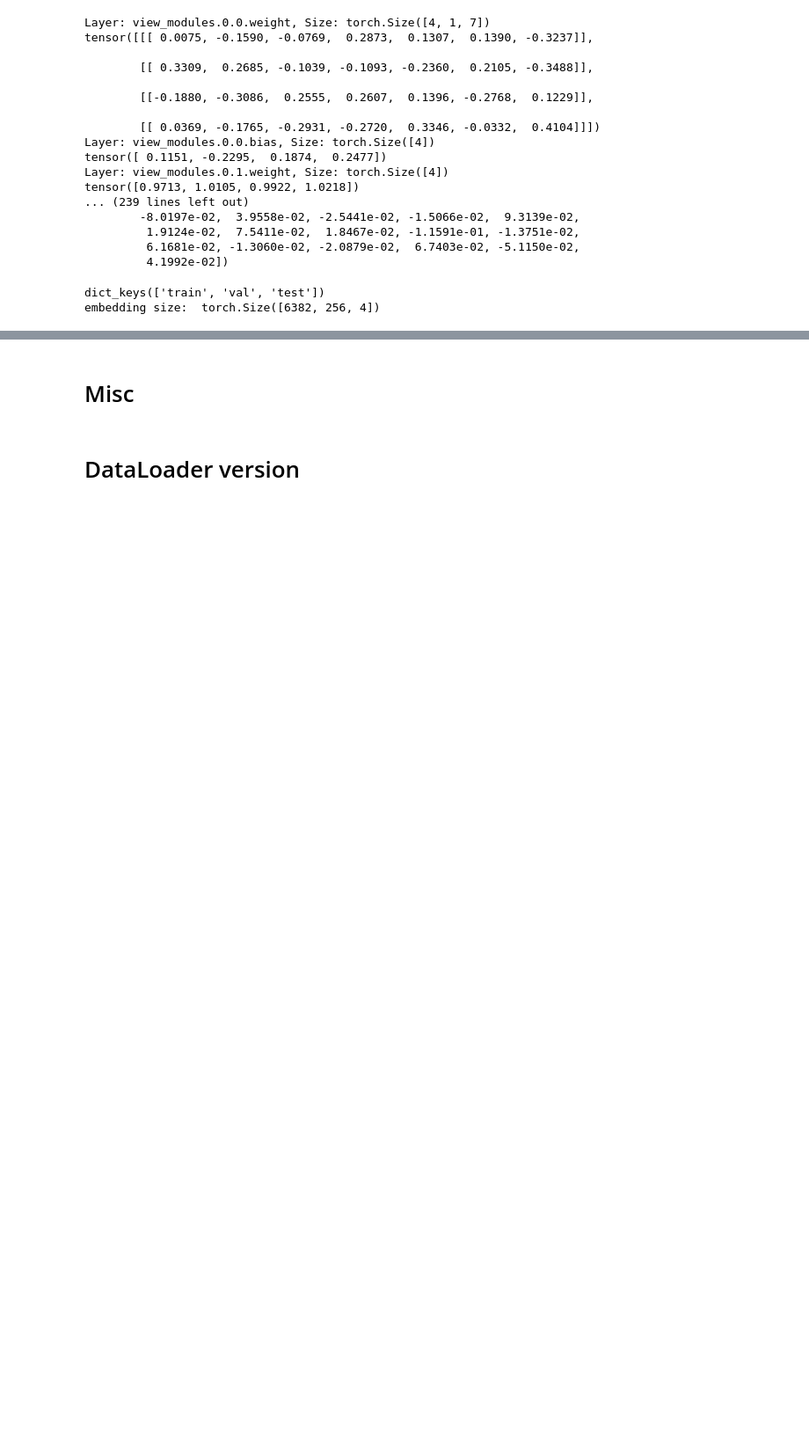
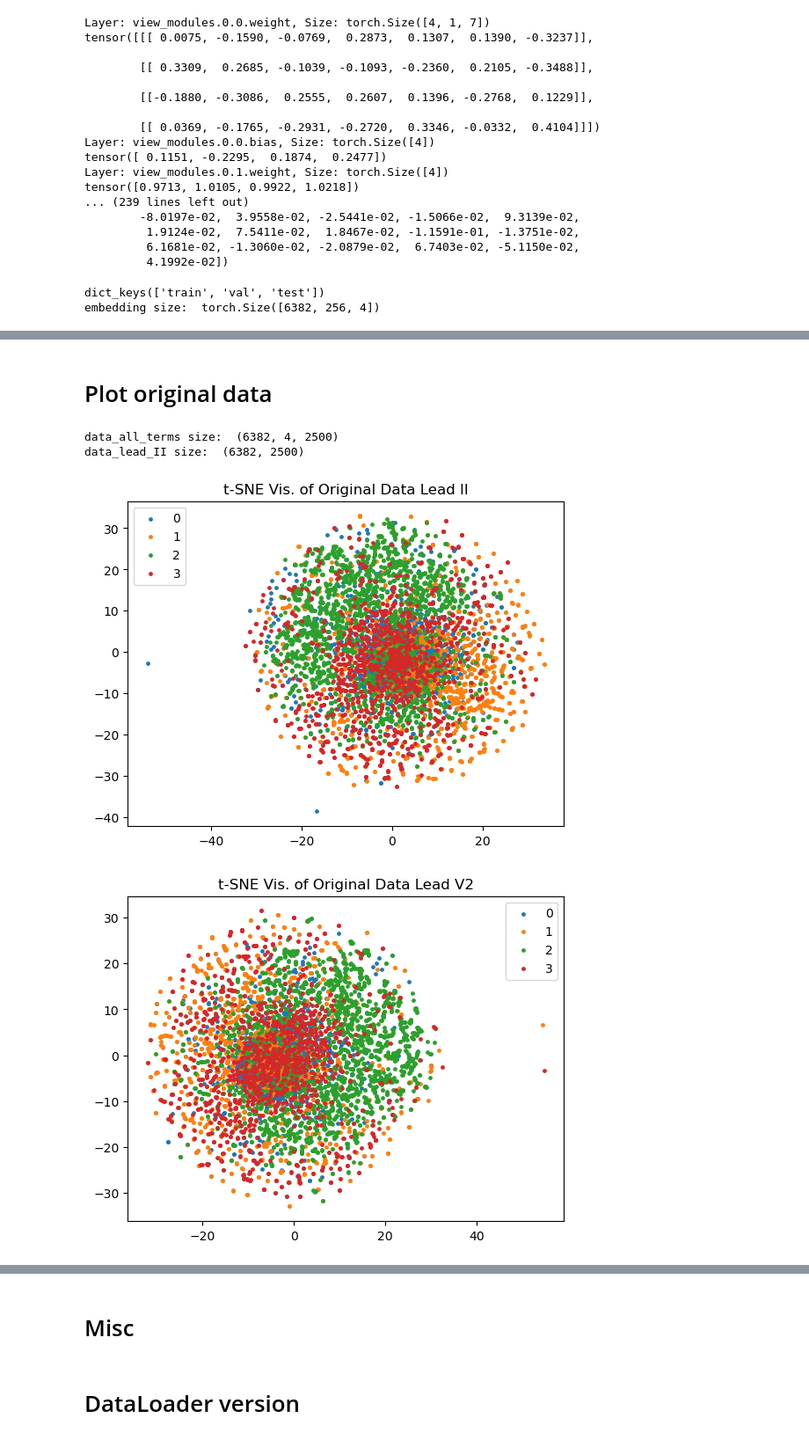
Before and after one commit to gayalkuruppu/CLOCS, a Jupyter notebook: visualize_embeddings.ipynb, the cells around one changed output, grey strips where cells are left out. Shown at 88% size. Drawn from its saved outputs; the diff is of its cells as text; code cells hidden in the pictures; blank space fills up the shorter version.

```diff
--- a/visualize_embeddings.ipynb
+++ b/visualize_embeddings.ipynb
@@ -103,0 +302,66 @@ embedding size:  torch.Size([6382, 256, 4])
+# %% [markdown]
+# Plot original data
+# %%
+# get TSNE for train_ecg
+from sklearn.manifold import TSNE
+import os
+
+tsne = TSNE(n_components=2, random_state=42)
+data_all_terms = train_ecg['All Terms']
+print("data_all_terms size: ", data_all_terms.shape)
+
+#  get data for Lead II
+data_lead_II = data_all_terms[:, 0, :]
+print("data_lead_II size: ", data_lead_II.shape)
+tsne_for_originanl_data = tsne.fit_transform(data_lead_II)
+
+saving_path = 'results/orignal_data/TSNE_plots'
+
+# recursively create directories
+if not os.path.exists('results'):
+    os.makedirs('results')
+
+if not os.path.exists('results/orignal_data'):
+    os.makedirs('results/orignal_data')
+
+if not os.path.exists('results/orignal_data/TSNE_plots'):
+    os.makedirs('results/orignal_data/TSNE_plots')
+
+plot_points(points_x=tsne_for_originanl_data[:, 0],
+            points_y=tsne_for_originanl_data[:, 1],
+            labels=train_labels_ecg[:, 0],
+            title='t-SNE Vis. of Original Data Lead II',
+            filename=os.path.join(saving_path, 'original_lead_II.png'))
+
+# do it for other leads
+data_lead_V2 = data_all_terms[:, 1, :]
+tsne_for_originanl_data = tsne.fit_transform(data_lead_V2)
+
+plot_points(points_x=tsne_for_originanl_data[:, 0],
+            points_y=tsne_for_originanl_data[:, 1],
+            labels=train_labels_ecg[:, 1],
+            title='t-SNE Vis. of Original Data Lead V2',
+            filename=os.path.join(saving_path, 'original_lead_V2.png'))
+
+data_lead_aVL = data_all_terms[:, 2, :]
+tsne_for_originanl_data = tsne.fit_transform(data_lead_aVL)
+
+plot_points(points_x=tsne_for_originanl_data[:, 0],
+            points_y=tsne_for_originanl_data[:, 1],
+            labels=train_labels_ecg[:, 2],
+            title='t-SNE Vis. of Original Data Lead aVL',
+            filename=os.path.join(saving_path, 'original_lead_aVL.png'))
+
+data_lead_aVR = data_all_terms[:, 3, :]
+tsne_for_originanl_data = tsne.fit_transform(data_lead_aVR)
+
+plot_points(points_x=tsne_for_originanl_data[:, 0],
+            points_y=tsne_for_originanl_data[:, 1],
+            labels=train_labels_ecg[:, 3],
+            title='t-SNE Vis. of Original Data Lead aVR',
+            filename=os.path.join(saving_path, 'original_lead_aVR.png'))
+# %% [output]
+data_all_terms size:  (6382, 4, 2500)
+data_lead_II size:  (6382, 2500)
+[figure, added]
+[figure, added]
```
Also changed, not shown: parts of 10 cells of this notebook, 1 other file.
